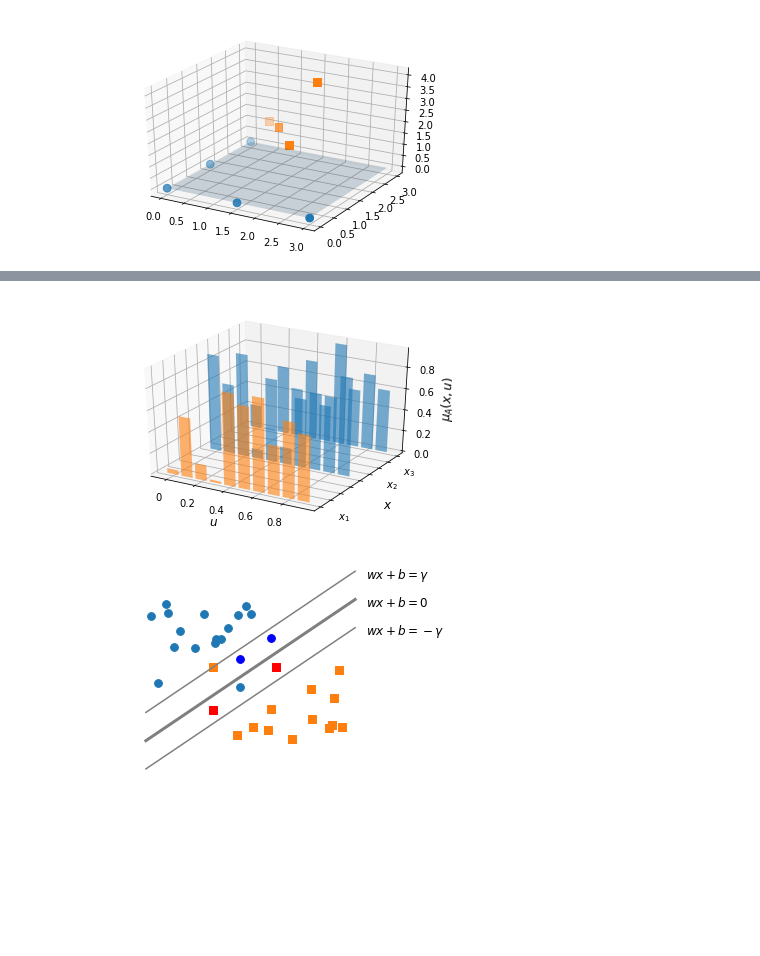
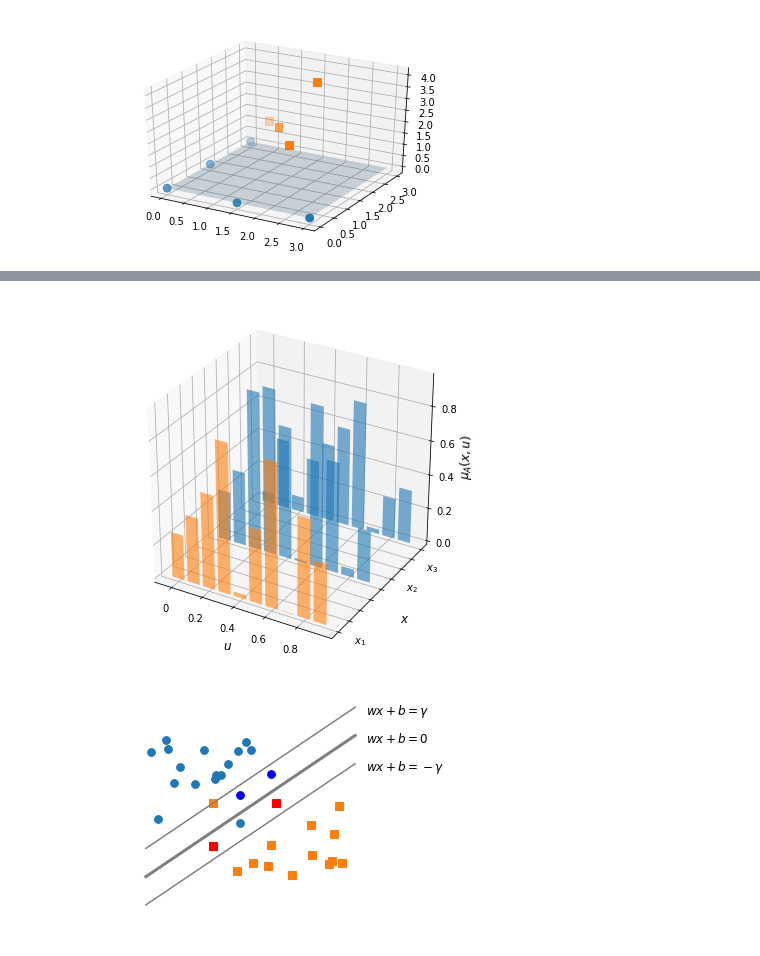
Before and after one commit to lucacrm/fuzzysets, a Jupyter notebook: Tesi/figure/grafici_tesi.ipynb, the cells around one changed output, grey strips where cells are left out. Drawn from its saved outputs; the diff is of its cells as text; code cells hidden in the pictures; blank space fills up the shorter version.

```diff
--- a/Tesi/figure/grafici_tesi.ipynb
+++ b/Tesi/figure/grafici_tesi.ipynb
@@ -236,7 +239,7 @@ plt.savefig("mapping22.pdf", bbox_inches = 'tight', pad_inches = 0)
 [figure]
 [figure]
 # %%
-fig = plt.figure()
+fig = plt.figure(figsize=(6.5,6.5))
 ax = fig.add_subplot(111, projection='3d')
 for c, z in zip(['y', c1, c2], [30, 20, 10, 0]):
     xs = np.arange(10)
@@ -256,21 +259,21 @@ plt.savefig("fuzzy11.pdf", bbox_inches = 'tight', pad_inches = 0)
 # %%
-fig = plt.figure()
+fig = plt.figure(figsize=(6.5,6.5))
 ax = fig.add_subplot(111, projection='3d')
 for c, z in zip([c1, c1, c2], [30, 20, 10, 0]):
     xs = np.arange(10)
     ys = np.random.rand(10)
 
     ax.bar(xs, ys, zs=z, zdir='y', color=c, alpha=0.6)
 
 ax.set_xlabel('$u$', fontsize=12)
 ax.set_ylabel('$x$', fontsize=12)
 ax.set_zlabel('$\mu_A(x,u)$', fontsize=12)
 ax.w_yaxis.set_ticklabels(['','$x_1$','','','','','$x_2$','','$x_3$'])
 ax.w_xaxis.set_ticklabels([0,0.2,0.4,0.6,0.8])
 
 plt.savefig("fuzzy12.pdf", bbox_inches = 'tight', pad_inches = 0)
 # %% [output]
-[figure, old version]
+[figure, new version]
 # %%
 #outliers
 fig, ax = plt.subplots()
```
Also changed, not shown: parts of 17 cells of this notebook, 51 other files.
